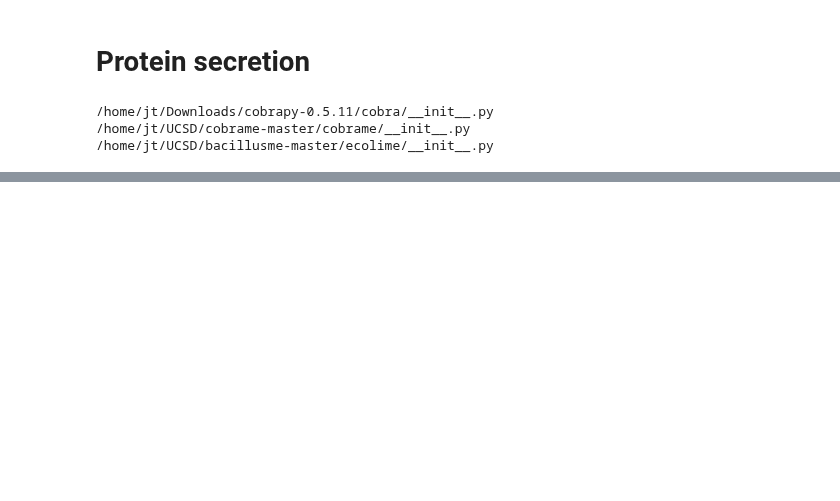
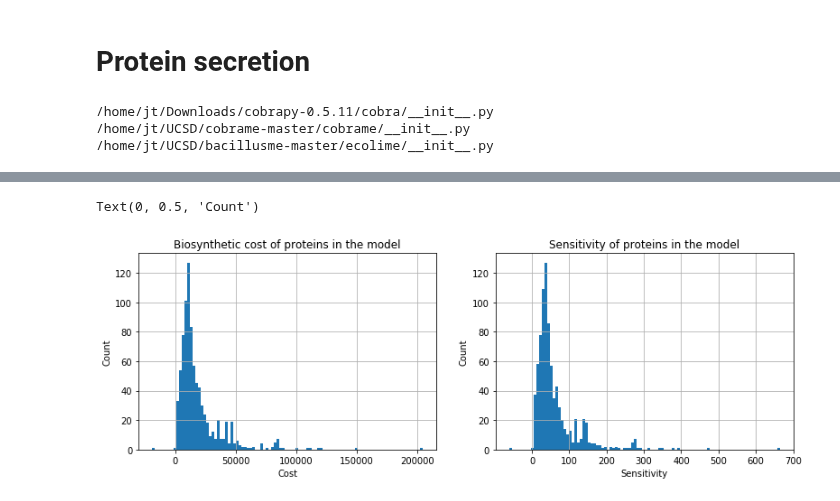
Before and after one commit to jdtibochab/bacillusme, a Jupyter notebook: ecolime/analysis/protein_secretion.ipynb, the cells around one changed output, grey strips where cells are left out. Cells and saved outputs as stored; diff of their text form; code cells hidden in the pictures; blank space fills up the shorter version.

```diff
--- a/ecolime/analysis/protein_secretion.ipynb
+++ b/ecolime/analysis/protein_secretion.ipynb
@@ -146,0 +75,5 @@ Text(0, 0.5, 'Sensitivity')
+# %%
+flux_results_df = pd.read_csv('./results/sensitivity_raw_results.csv',index_col=0)
+flux_results_cost_df = pd.read_csv('./results/cost_raw_results.csv',index_col=0)
+sensitivity_results = pd.read_csv('./results/sensitivity_results.csv',index_col=0)
+sensitivity_results.sort_values(by='biomass_dilution_response',ascending=False)
@@ -146,0 +94,17 @@ Text(0, 0.5, 'Sensitivity')
+# %%
+import matplotlib.pyplot as plt
+plt.figure(figsize=(13,4))
+plt.subplot(1,2,1)
+sensitivity_results['ATPM_response'].hist(bins=100)
+plt.title('Biosynthetic cost of proteins in the model')
+plt.xlabel('Cost')
+plt.ylabel('Count')
+
+plt.subplot(1,2,2)
+sensitivity_results['biomass_dilution_response'].hist(bins=100)
+plt.title('Sensitivity of proteins in the model')
+plt.xlabel('Sensitivity')
+plt.ylabel('Count')
+# %% [output]
+Text(0, 0.5, 'Count')
+[figure, added]
```
Also changed, not shown: parts of 23 cells of this notebook, 40 other files.
